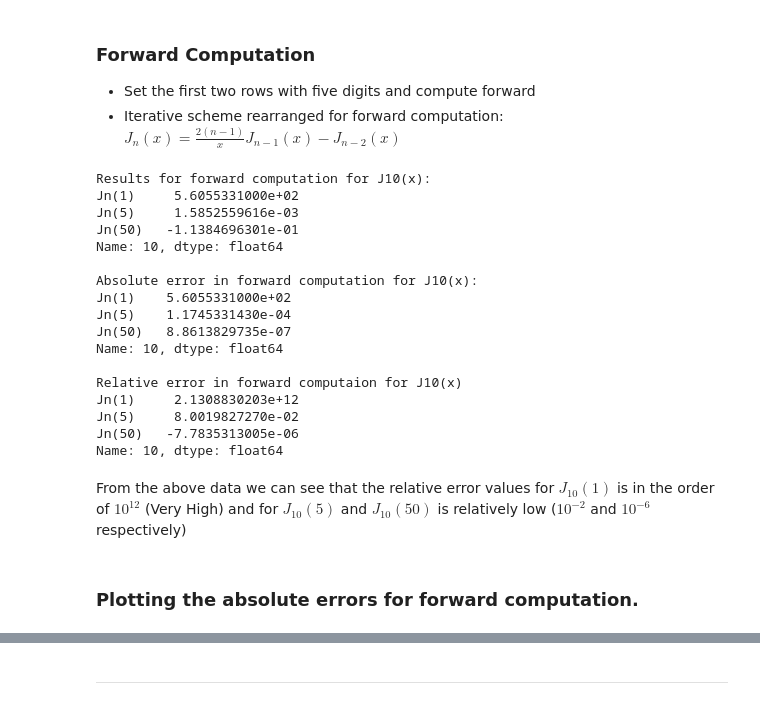
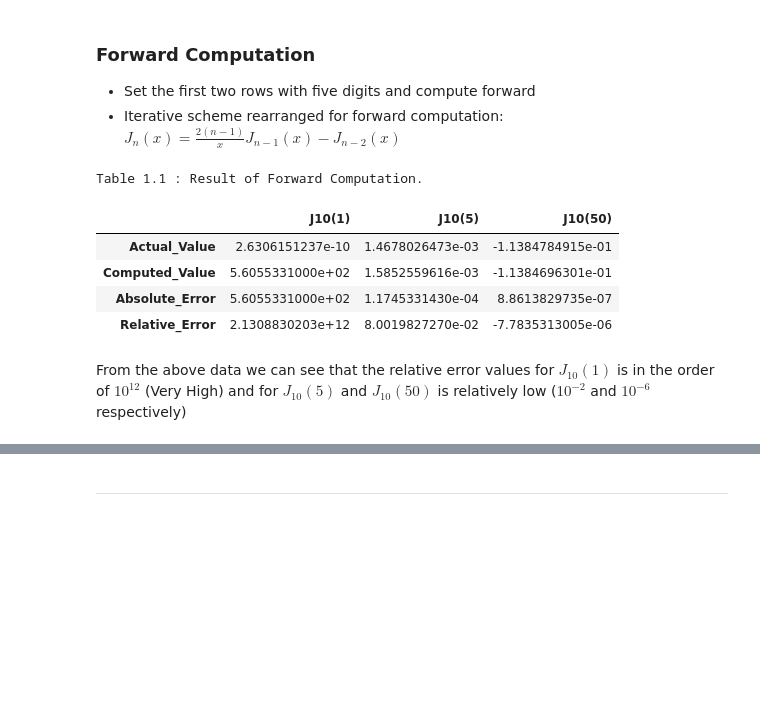
Before and after one commit to pesricha/DS288-Numerical-Methods, a Jupyter notebook: Homework-1.ipynb, the cells around one changed output, grey strips where cells are left out. Drawn from its saved outputs; the diff is of its cells as text; code cells hidden in the pictures; blank space fills up the shorter version.

```diff
--- a/Homework-1.ipynb
+++ b/Homework-1.ipynb
@@ -44,40 +43,31 @@ data
 # %%
 computed_forward.iloc[:2, :] = [[7.6519e-01,-1.7759e-01,5.5812e-02],
                                   [4.4005e-01,-3.2757e-01,-9.7511e-02]]
 
 for i in range(2,11):
     computed_forward.loc[i,'Jn(1)'] = computed_forward.loc[i-1,'Jn(1)']*2*(i-1)/1 - computed_forward.loc[i-2,'Jn(1)']
     computed_forward.loc[i,'Jn(5)'] = computed_forward.loc[i-1,'Jn(5)']*2*(i-1)/5 - computed_forward.loc[i-2,'Jn(5)']
     computed_forward.loc[i,'Jn(50)'] = computed_forward.loc[i-1,'Jn(50)']*2*(i-1)/50 - computed_forward.loc[i-2,'Jn(50)']
 
 computed_forward
 absolute_error_computed_forward = abs(computed_forward-data)
 relative_error_computed_forward = absolute_error_computed_forward/data
-print('Results for forward computation for J10(x):')
-print(computed_forward.loc[10])
-print('\nAbsolute error in forward computation for J10(x):')
-print(absolute_error_computed_forward.loc[10])
-print('\nRelative error in forward computaion for J10(x)')
-print(relative_error_computed_forward.loc[10])
+forward_result = pd.DataFrame(
+    index=['Actual_Value', 'Computed_Value','Absolute_Error','Relative_Error'], columns= ['Jn(1)','Jn(5)','Jn(50)']
+)
+forward_result.loc['Actual_Value'] = data.loc[10]
+forward_result.loc['Computed_Value'] = computed_forward.loc[10]
+forward_result.loc['Absolute_Error'] = absolute_error_computed_forward.loc[10]
+forward_result.loc['Relative_Error'] = relative_error_computed_forward.loc[10]
+forward_result.columns=['J10(1)','J10(5)','J10(50)']
+print("Table 1.1 : Result of Forward Computation.")
+forward_result
 # %% [output]
-Results for forward computation for J10(x):
-Jn(1)     5.6055331000e+02
-Jn(5)     1.5852559616e-03
-Jn(50)   -1.1384696301e-01
-Name: 10, dtype: float64
-
-Absolute error in forward computation for J10(x):
-Jn(1)    5.6055331000e+02
-Jn(5)    1.1745331430e-04
-Jn(50)   8.8613829735e-07
-Name: 10, dtype: float64
-
-Relative error in forward computaion for J10(x)
-Jn(1)     2.1308830203e+12
-Jn(5)     8.0019827270e-02
-Jn(50)   -7.7835313005e-06
-Name: 10, dtype: float64
+Table 1.1 : Result of Forward Computation.
+|  | J10(1) | J10(5) | J10(50) |
+| Actual_Value | 2.6306151237e-10 | 1.4678026473e-03 | -1.1384784915e-01 |
+| Computed_Value | 5.6055331000e+02 | 1.5852559616e-03 | -1.1384696301e-01 |
+| Absolute_Error | 5.6055331000e+02 | 1.1745331430e-04 | 8.8613829735e-07 |
+| Relative_Error | 2.1308830203e+12 | 8.0019827270e-02 | -7.7835313005e-06 |
 # %% [markdown]
 From the above data we can see that the relative error values for $J_{10}(1)$ is  in the order of $10^{12}$ (Very High) and for $J_{10}(5)$ and $J_{10}(50)$ is relatively low ($10^{-2}$ and $10^{-6}$ respectively)
-# %% [markdown]
-### Plotting the absolute errors for forward computation.
```
Also changed, not shown: parts of 10 cells of this notebook, 1 other file.
